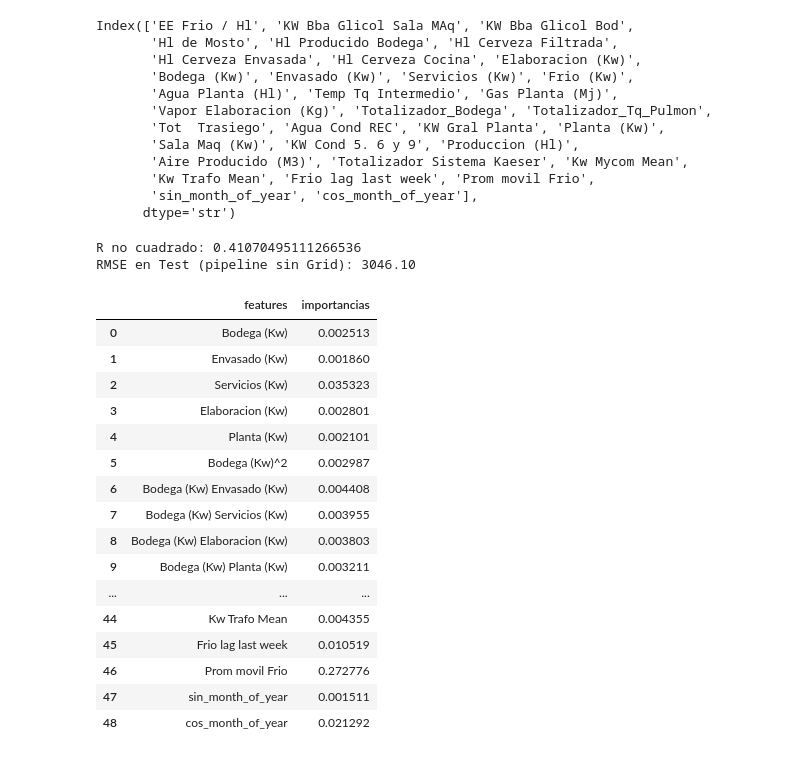
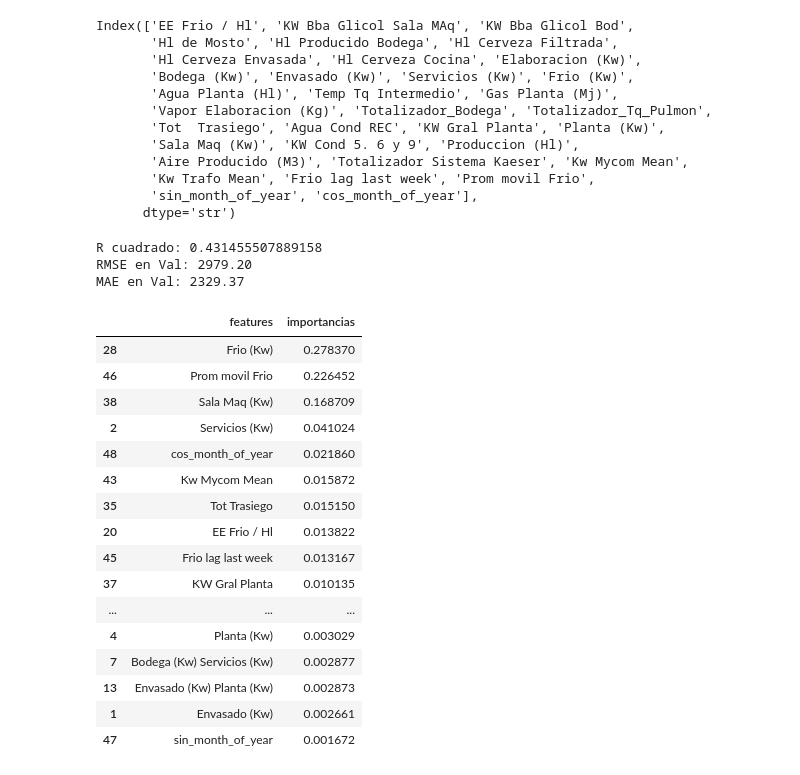
Before and after one commit to ignaciofaule-tech/TPI_LAB2_2026, a Jupyter notebook: src/Preprocesamiento/preprocessing.ipynb, the cells around one changed output. Drawn from its saved outputs; the diff is of its cells as text; code cells hidden in the pictures.

Commit message:
Correciones y adición de tratamiento de outlier al pipeline

```diff
--- a/src/Preprocesamiento/preprocessing.ipynb
+++ b/src/Preprocesamiento/preprocessing.ipynb
@@ -433,7 +434,7 @@ Nuevas características (interacciones y cuadráticas):
 # %% [markdown]
 ## Pipeline de preprocesamiento
 # %%
-idx_outliers_target = df_diario[(df_diario["target_Frio_kW_next"] > 1e6) | (df_diario["Frio (Kw)"] > 1e6)].index
+idx_outliers_target = df_diario[(df_diario["target_Frio_kW_next"] > 1e6)].index
 df_diario = df_diario.drop(index=idx_outliers_target)
 # %%
 df_diario["DIA"] = pd.to_datetime(df_diario["DIA"])
@@ -478,6 +479,18 @@ Index(['EE Frio / Hl', 'KW Bba Glicol Sala MAq', 'KW Bba Glicol Bod',
        'sin_month_of_year', 'cos_month_of_year'],
       dtype='str')
 # %%
+X_no_out_tr = X_train.copy()
+X_no_out_val = X_val.copy()
+numericas = X_no_out_tr.select_dtypes(include=[np.number]).columns
+for n in numericas:
+    Q3 = X_no_out_tr[n].quantile(0.75)
+    Q1 = X_no_out_tr[n].quantile(0.25)
+    IQR = Q3 - Q1
+    outliers = X_no_out_tr[(X_no_out_tr[n] < - 3 * IQR + Q1 ) | (X_no_out_tr[n] >  3 * IQR + Q3 )].index
+    X_no_out_tr.loc[outliers,n] = None
+    outliers_val = X_no_out_val[(X_no_out_val[n] < - 3 * IQR + Q1 ) | (X_no_out_val[n] >  3 * IQR + Q3 )].index
+    X_no_out_val.loc[outliers_val, n] = None
+
 features_creation = ColumnTransformer(
     transformers= [
         ("Poly", PolynomialFeatures(degree=2,include_bias=False, interaction_only=False), var_def)
@@ -487,9 +500,11 @@ features_creation = ColumnTransformer(
 )
 
 preprocesamiento = Pipeline(steps=[
-    ("Imputacion", KNNImputer(n_neighbors=5).set_output(transform="pandas")),
-    ("Features_creation", features_creation.set_output(transform="pandas")),
-    ("Escalado", RobustScaler().set_output(transform="pandas"))
+    ("Winsorizer", Winsorizer(capping_method='iqr', tail='right', fold=1.5,missing_values="ignore").set_output(transform="pandas")),
+    ("Transformacion", PowerTransformer(method='yeo-johnson').set_output(transform="pandas")),
+    ("Escalado", RobustScaler().set_output(transform="pandas")),
+    ("Imputacion", KNNImputer(n_neighbors=10).set_output(transform="pandas")),
+    ("Features_creation", features_creation.set_output(transform="pandas"))
 ])
 
 
@@ -499,42 +514,45 @@ Pipeline_forest = Pipeline(steps=[
 ])
 
 
-Pipeline_forest.fit(X_train, y_train)
-y_pred = Pipeline_forest.predict(X_val)
-score = Pipeline_forest.score(X_val, y_val)
-print(f"R no cuadrado: {score} ")
+Pipeline_forest.fit(X_no_out_tr, y_train)
+y_pred = Pipeline_forest.predict(X_no_out_val)
+score = Pipeline_forest.score(X_no_out_val, y_val)
+print(f"R cuadrado: {score} ")
 
 
 #error cuadrático medio
 mse = ((y_val- y_pred) ** 2).mean()
 rmse = float(mse ** 0.5)
-print(f"RMSE en Test (pipeline sin Grid): {rmse:.2f}")
+mae = np.mean(np.abs(y_val - y_pred))
+print(f"RMSE en Val: {rmse:.2f}")
+print(f"MAE en Val: {mae:.2f}")
 # %% [output]
-R no cuadrado: 0.41070495111266536
-RMSE en Test (pipeline sin Grid): 3046.10
+R cuadrado: 0.431455507889158
+RMSE en Val: 2979.20
+MAE en Val: 2329.37
 # %%
 features_forest = Pipeline_forest[-1].feature_names_in_
 importancias_forest = Pipeline_forest[-1].feature_importances_
 # %%
 forest_features_importance = pd.DataFrame({"features" : features_forest,
                                            "importancias" : importancias_forest})
-forest_features_importance
+forest_features_importance.sort_values(by="importancias", ascending=False)
 # %% [output]
 |  | features | importancias |
-| 0 | Bodega (Kw) | 0.002513 |
-| 1 | Envasado (Kw) | 0.001860 |
-| 2 | Servicios (Kw) | 0.035323 |
-| 3 | Elaboracion (Kw) | 0.002801 |
-| 4 | Planta (Kw) | 0.002101 |
-| 5 | Bodega (Kw)^2 | 0.002987 |
-| 6 | Bodega (Kw) Envasado (Kw) | 0.004408 |
-| 7 | Bodega (Kw) Servicios (Kw) | 0.003955 |
-| 8 | Bodega (Kw) Elaboracion (Kw) | 0.003803 |
-| 9 | Bodega (Kw) Planta (Kw) | 0.003211 |
+| 28 | Frio (Kw) | 0.278370 |
+| 46 | Prom movil Frio | 0.226452 |
+| 38 | Sala Maq (Kw) | 0.168709 |
+| 2 | Servicios (Kw) | 0.041024 |
+| 48 | cos_month_of_year | 0.021860 |
+| 43 | Kw Mycom Mean | 0.015872 |
+| 35 | Tot Trasiego | 0.015150 |
+| 20 | EE Frio / Hl | 0.013822 |
+| 45 | Frio lag last week | 0.013167 |
+| 37 | KW Gral Planta | 0.010135 |
 | ... | ... | ... |
-| 44 | Kw Trafo Mean | 0.004355 |
-| 45 | Frio lag last week | 0.010519 |
-| 46 | Prom movil Frio | 0.272776 |
-| 47 | sin_month_of_year | 0.001511 |
-| 48 | cos_month_of_year | 0.021292 |
+| 4 | Planta (Kw) | 0.003029 |
+| 7 | Bodega (Kw) Servicios (Kw) | 0.002877 |
+| 13 | Envasado (Kw) Planta (Kw) | 0.002873 |
+| 1 | Envasado (Kw) | 0.002661 |
+| 47 | sin_month_of_year | 0.001672 |
 # %%
```
Also changed, not shown: parts of 3 cells of this notebook.
